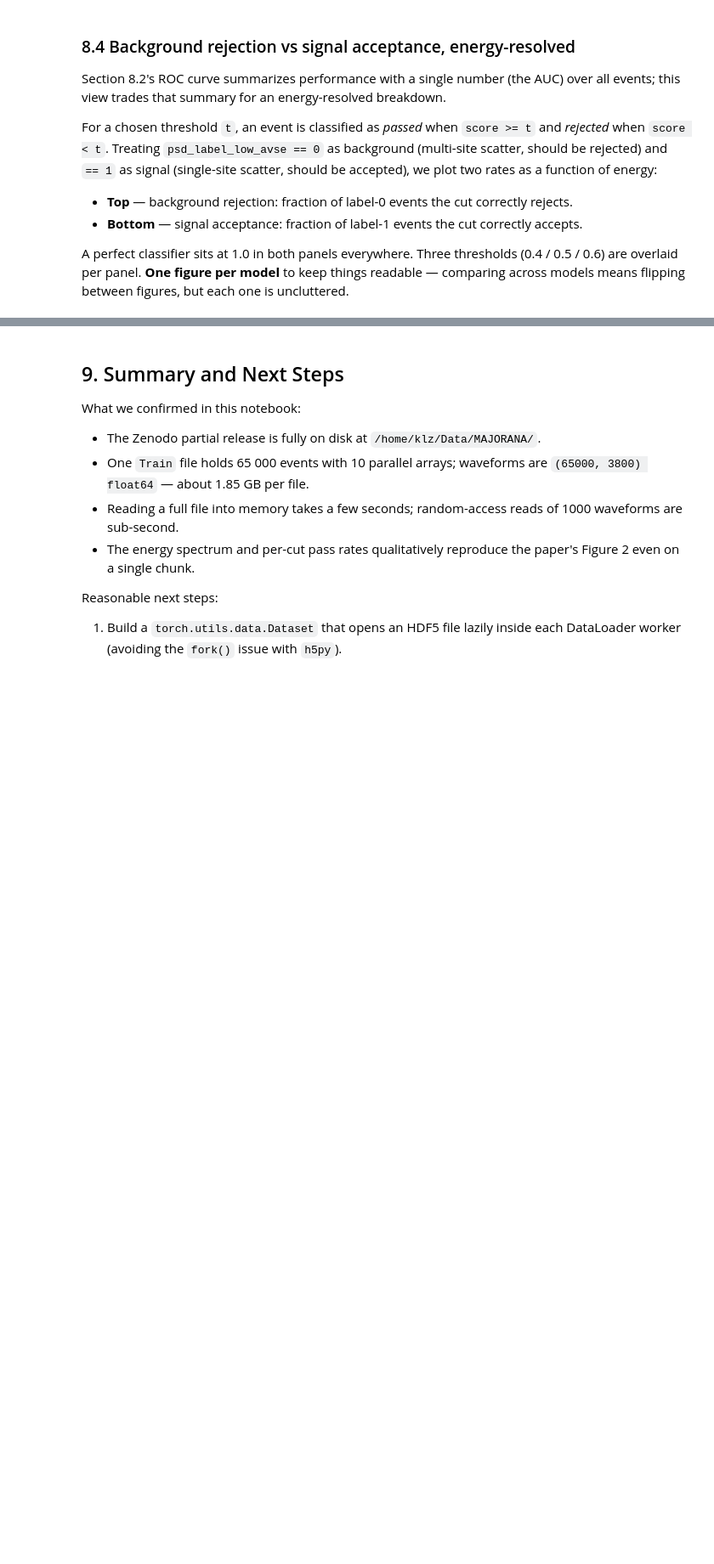
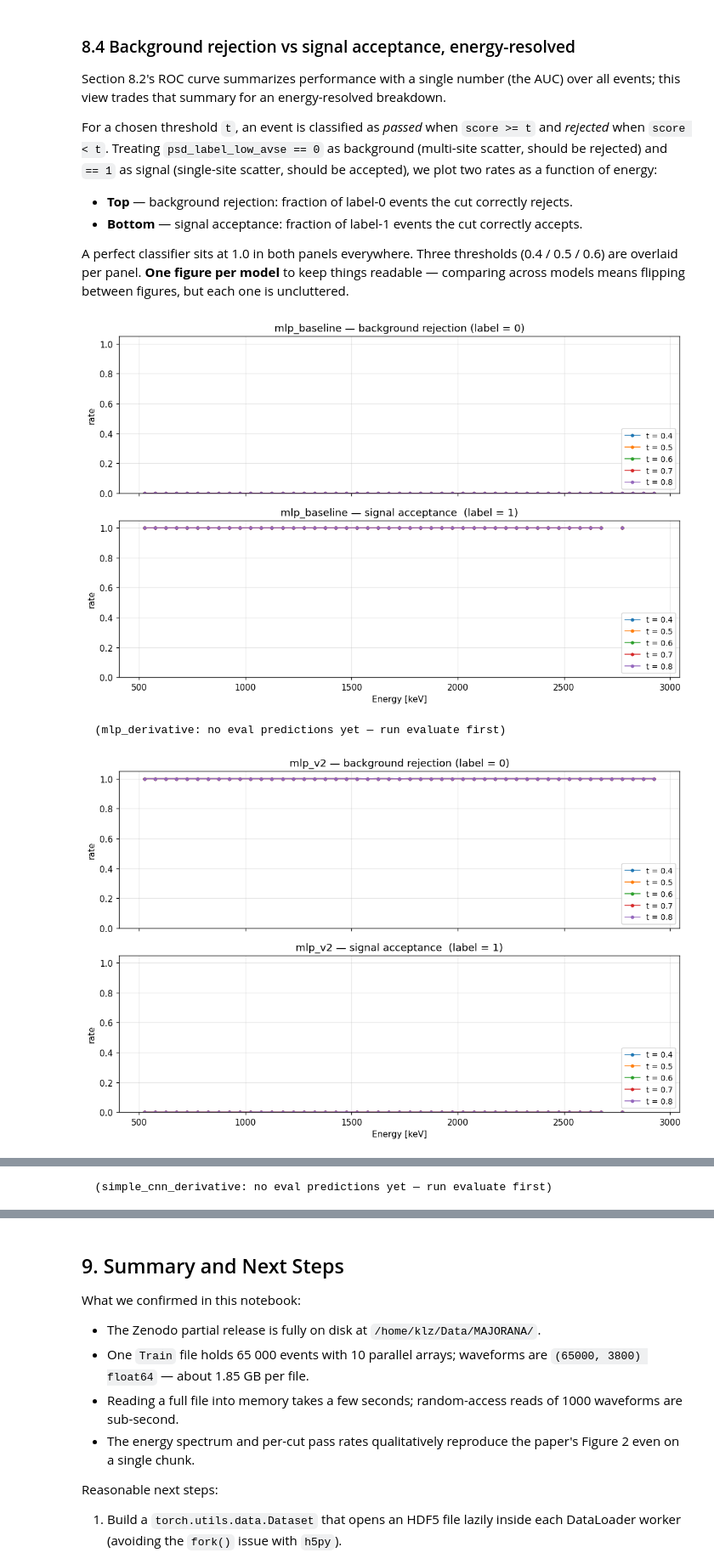
Before and after one commit to Galileo-Sandbox/MAJORANA_ACP, a Jupyter notebook: notebooks/data_visualization.ipynb, the cells around one changed output, grey strips where cells are left out. Shown at 85% size. Drawn from its saved outputs; the diff is of its cells as text; code cells hidden in the pictures; blank space fills up the shorter version.

```diff
--- a/notebooks/data_visualization.ipynb
+++ b/notebooks/data_visualization.ipynb
@@ -700,7 +700,7 @@ thresholds (0.4 / 0.5 / 0.6) are overlaid per panel. **One figure per
 model** to keep things readable — comparing across models means
 flipping between figures, but each one is uncluttered.
 # %%
-_THRESHOLDS = [0.4, 0.5, 0.6]
+_THRESHOLDS = [0.4, 0.5, 0.6, 0.7, 0.8]
 _RA_BINS = np.arange(0, 3000, 50)
 _RA_CENTERS = 0.5 * (_RA_BINS[:-1] + _RA_BINS[1:])
 
@@ -747,30 +747,34 @@ def plot_rejection_acceptance(run):
         passed = scores >= t
         color = palette[i % len(palette)]
         ax_rej.plot(
             _RA_CENTERS,
             _rate_per_bin(energies[is_bkg], (~passed)[is_bkg], _RA_BINS),
             marker="o", lw=1, ms=3, color=color, label=f"t = {t}",
         )
         ax_acc.plot(
             _RA_CENTERS,
             _rate_per_bin(energies[is_sig], passed[is_sig], _RA_BINS),
             marker="o", lw=1, ms=3, color=color, label=f"t = {t}",
         )
 
     ax_rej.set_title(f"{run['name']} — background rejection (label = 0)")
     ax_acc.set_title(f"{run['name']} — signal acceptance  (label = 1)")
     ax_acc.set_xlabel("Energy [keV]")
     for ax in (ax_rej, ax_acc):
         ax.set_ylabel("rate")
         ax.set_ylim(0, 1.05)
         ax.grid(alpha=0.3)
         ax.legend(fontsize=9, loc="lower right")
     fig.tight_layout()
     plt.show()
 
 
 if not runs:
     print("No runs found.")
 else:
     for r in runs:
         plot_rejection_acceptance(r)
+# %% [output]
+[figure, added]
+  (mlp_derivative: no eval predictions yet — run evaluate first)
+[figure, added]
@@ -776,0 +782 @@ else:
+  (simple_cnn_derivative: no eval predictions yet — run evaluate first)
```
Also changed, not shown: parts of 9 cells of this notebook.
